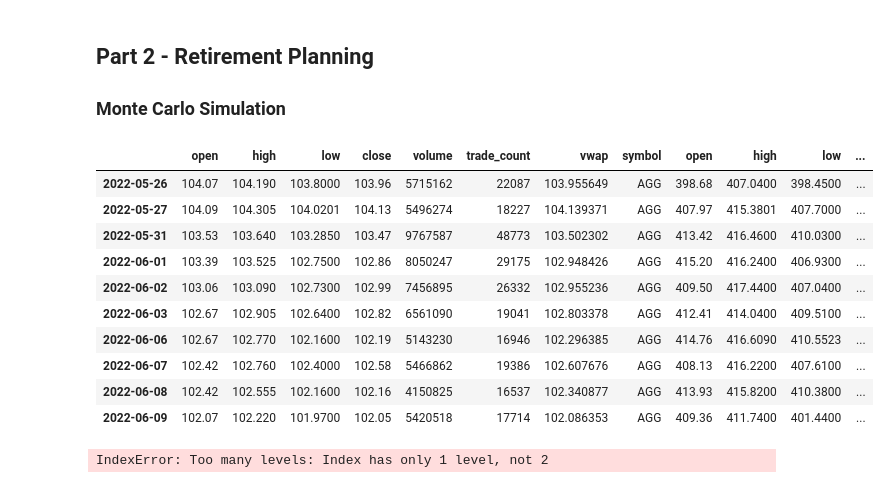
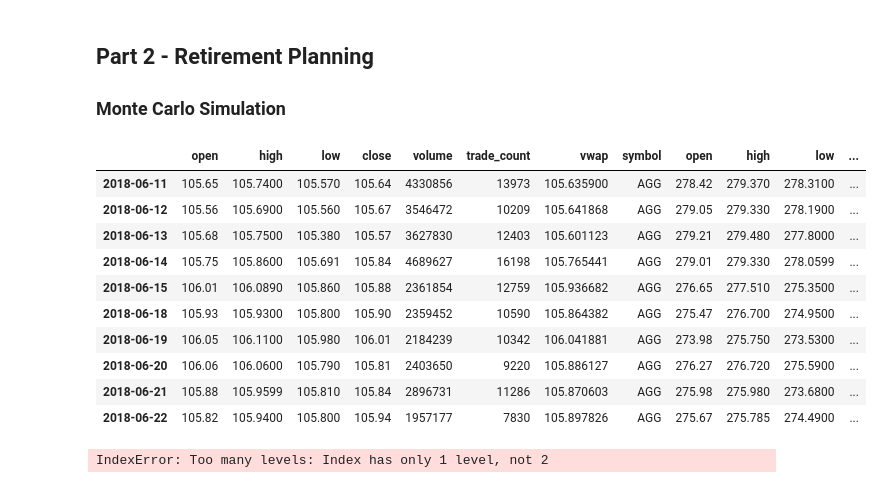
Before and after one commit to tarang99/Python-Assignment-Module-5, a Jupyter notebook: financial-planner.ipynb, the cells around one changed output. Saved outputs shown, nothing was run; the diff lists cells and outputs as text; code cells hidden in the pictures.

```diff
--- a/financial-planner.ipynb
+++ b/financial-planner.ipynb
@@ -91,7 +91,7 @@ ticker_data = api.get_bars(
     start=start,
     end=end
 ).df
-
+ticker_data.index = ticker_data.index.date
 
 # Reorganize the DataFrame
 ticker_data.head(10)
@@ -190,33 +189,33 @@ start_date = pd.Timestamp('2018-06-10', tz='America/New_York').isoformat()
 end_date = pd.Timestamp('2022-06-09', tz='America/New_York').isoformat()
 # %%
 # Get 5 years' worth of historical data for SPY and AGG
-tickers = ["AGG","SPY"]
-df_stock_data = api.get_bars(tickers, timeframe, start=start_date, end=end_date).df
 
+
+ticker_data.tail(10)
 # Separate ticker data
 agg_df = ticker_data[ticker_data['symbol'] == 'AGG']
 spy_df = ticker_data[ticker_data['symbol'] == 'SPY']
 
 
 
 # Concatenate the ticker DataFrames
 df_stock_data = pd.concat([agg_df, spy_df], axis='columns', join='outer')
-df_stock_data.index = df_stock_data.index.date
+
 
 # Display sample data
-df_stock_data.tail(10)
+df_stock_data.head(10)
 # %% [output]
 |  | open | high | low | close | volume | trade_count | vwap | symbol | open | high | low | ... |
-| 2022-05-26 | 104.07 | 104.190 | 103.8000 | 103.96 | 5715162 | 22087 | 103.955649 | AGG | 398.68 | 407.0400 | 398.4500 | ... |
-| 2022-05-27 | 104.09 | 104.305 | 104.0201 | 104.13 | 5496274 | 18227 | 104.139371 | AGG | 407.97 | 415.3801 | 407.7000 | ... |
-| 2022-05-31 | 103.53 | 103.640 | 103.2850 | 103.47 | 9767587 | 48773 | 103.502302 | AGG | 413.42 | 416.4600 | 410.0300 | ... |
-| 2022-06-01 | 103.39 | 103.525 | 102.7500 | 102.86 | 8050247 | 29175 | 102.948426 | AGG | 415.20 | 416.2400 | 406.9300 | ... |
-| 2022-06-02 | 103.06 | 103.090 | 102.7300 | 102.99 | 7456895 | 26332 | 102.955236 | AGG | 409.50 | 417.4400 | 407.0400 | ... |
-| 2022-06-03 | 102.67 | 102.905 | 102.6400 | 102.82 | 6561090 | 19041 | 102.803378 | AGG | 412.41 | 414.0400 | 409.5100 | ... |
-| 2022-06-06 | 102.67 | 102.770 | 102.1600 | 102.19 | 5143230 | 16946 | 102.296385 | AGG | 414.76 | 416.6090 | 410.5523 | ... |
-| 2022-06-07 | 102.42 | 102.760 | 102.4000 | 102.58 | 5466862 | 19386 | 102.607676 | AGG | 408.13 | 416.2200 | 407.6100 | ... |
-| 2022-06-08 | 102.42 | 102.555 | 102.1600 | 102.16 | 4150825 | 16537 | 102.340877 | AGG | 413.93 | 415.8200 | 410.3800 | ... |
-| 2022-06-09 | 102.07 | 102.220 | 101.9700 | 102.05 | 5420518 | 17714 | 102.086353 | AGG | 409.36 | 411.7400 | 401.4400 | ... |
+| 2018-06-11 | 105.65 | 105.7400 | 105.570 | 105.64 | 4330856 | 13973 | 105.635900 | AGG | 278.42 | 279.370 | 278.3100 | ... |
+| 2018-06-12 | 105.56 | 105.6900 | 105.560 | 105.67 | 3546472 | 10209 | 105.641868 | AGG | 279.05 | 279.330 | 278.1900 | ... |
+| 2018-06-13 | 105.68 | 105.7500 | 105.380 | 105.57 | 3627830 | 12403 | 105.601123 | AGG | 279.21 | 279.480 | 277.8000 | ... |
+| 2018-06-14 | 105.75 | 105.8600 | 105.691 | 105.84 | 4689627 | 16198 | 105.765441 | AGG | 279.01 | 279.330 | 278.0599 | ... |
+| 2018-06-15 | 106.01 | 106.0890 | 105.860 | 105.88 | 2361854 | 12759 | 105.936682 | AGG | 276.65 | 277.510 | 275.3500 | ... |
+| 2018-06-18 | 105.93 | 105.9300 | 105.800 | 105.90 | 2359452 | 10590 | 105.864382 | AGG | 275.47 | 276.700 | 274.9500 | ... |
+| 2018-06-19 | 106.05 | 106.1100 | 105.980 | 106.01 | 2184239 | 10342 | 106.041881 | AGG | 273.98 | 275.750 | 273.5300 | ... |
+| 2018-06-20 | 106.06 | 106.0600 | 105.790 | 105.81 | 2403650 | 9220 | 105.886127 | AGG | 276.27 | 276.720 | 275.5900 | ... |
+| 2018-06-21 | 105.88 | 105.9599 | 105.810 | 105.84 | 2896731 | 11286 | 105.870603 | AGG | 275.98 | 275.980 | 273.6800 | ... |
+| 2018-06-22 | 105.82 | 105.9400 | 105.800 | 105.94 | 1957177 | 7830 | 105.897826 | AGG | 275.67 | 275.785 | 274.4900 | ... |
 # %%
 # Configuring a Monte Carlo simulation to forecast 30 years cumulative returns
 num_sins = 500
```
Also changed, not shown: parts of 3 cells of this notebook, 1 other file.
